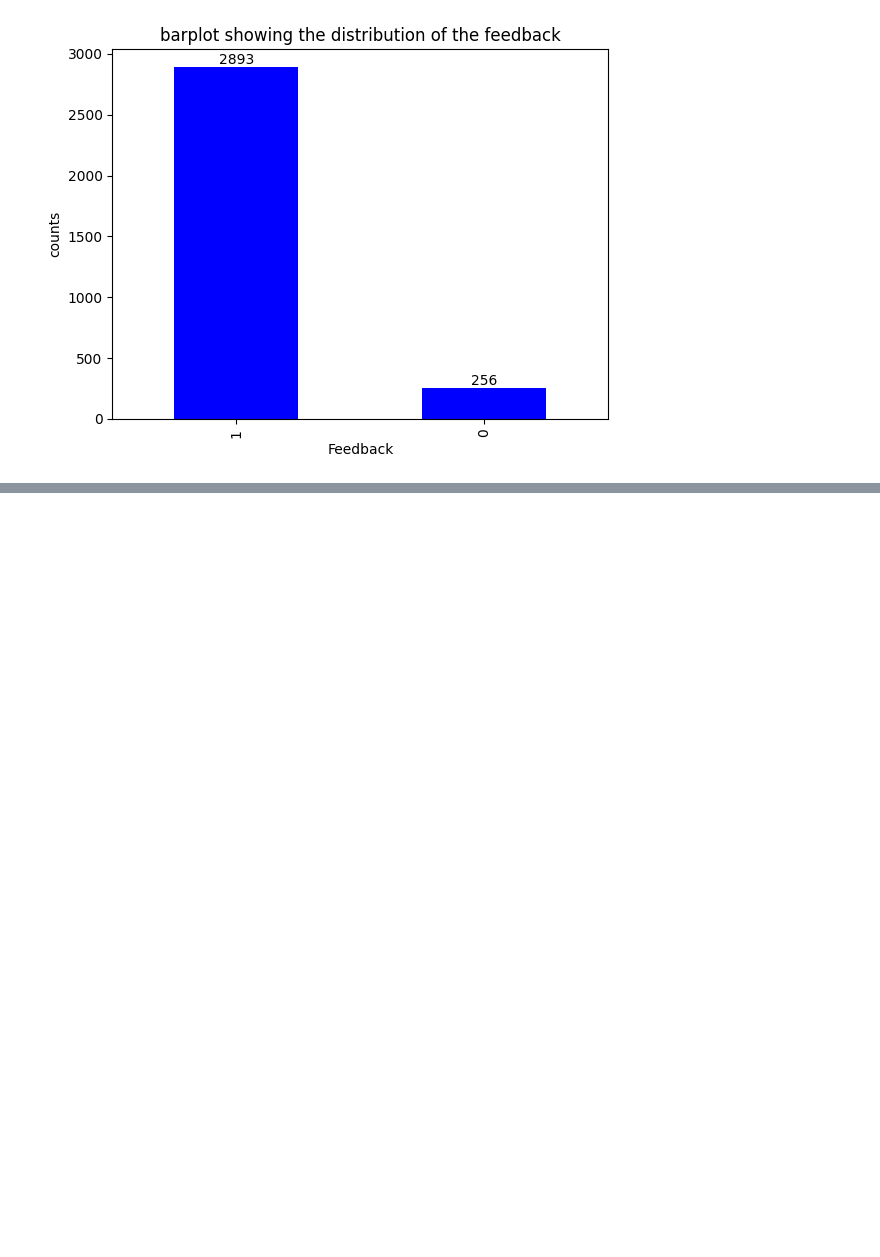
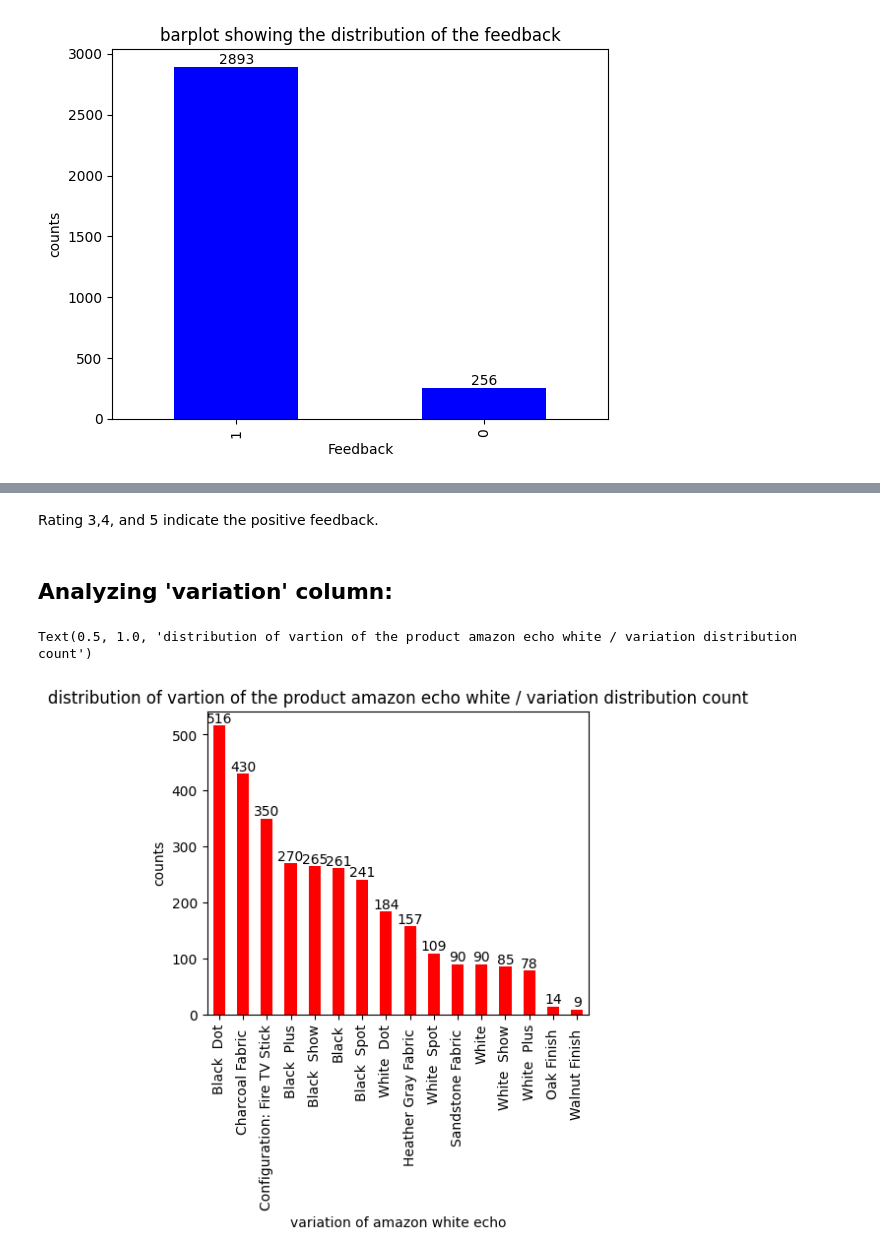
Before and after one commit to rtgsepoct/amazon-alexia-review-sentiment_analysis, a Jupyter notebook: amazon-alexa-review-sentiment_analysis.ipynb, the cells around one changed output, grey strips where cells are left out. Saved outputs shown, nothing was run; the diff lists cells and outputs as text; code cells hidden in the pictures; blank space fills up the shorter version.

Commit message:
analyzing variation

```diff
--- a/amazon-alexa-review-sentiment_analysis.ipynb
+++ b/amazon-alexa-review-sentiment_analysis.ipynb
@@ -262,0 +282,14 @@ plt.show()
+# %% [markdown]
+Rating 3,4, and 5 indicate the positive feedback.
+# %% [markdown]
+## Analyzing 'variation' column:
+# %%
+plt.figure(figsize=(5,4))
+ax=data['variation'].value_counts().plot.bar(color='red')
+ax.bar_label(ax.containers[0])
+plt.xlabel("variation of amazon white echo")
+plt.ylabel("counts")
+plt.title('distribution of vartion of the product amazon echo white / variation distribution count')
+# %% [output]
+Text(0.5, 1.0, 'distribution of vartion of the product amazon echo white / variation distribution count')
+[figure, added]
```
Also changed, not shown: parts of 7 cells of this notebook.
